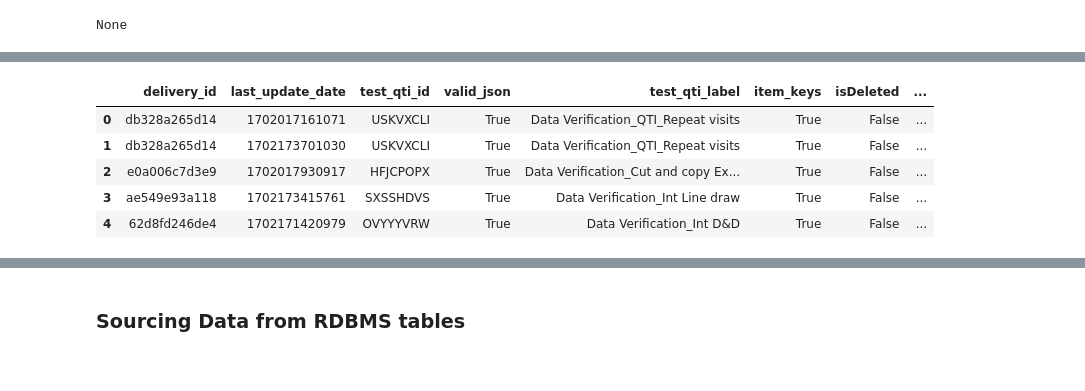
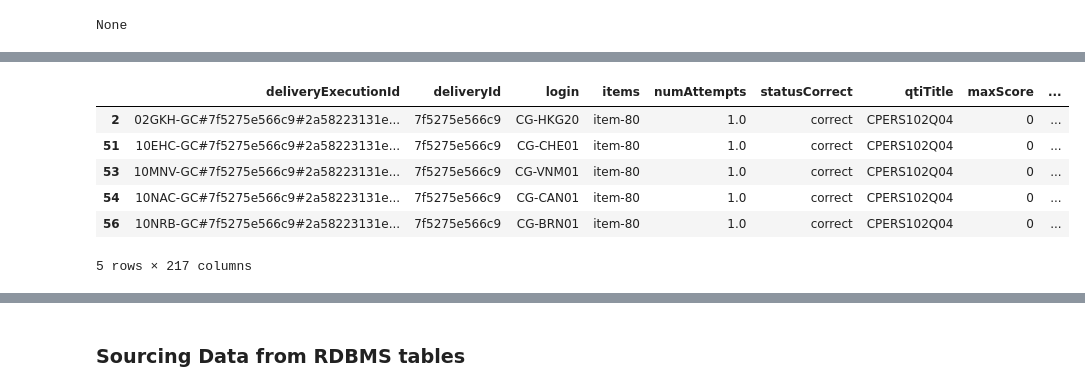
Before and after one commit to leonhead-acer/pisa2025-api-etl, a Jupyter notebook: Getting_started_with_Data_Extraction.ipynb, the cells around one changed output, grey strips where cells are left out. Cells and saved outputs as stored; diff of their text form; code cells hidden in the pictures.

```diff
--- a/Getting_started_with_Data_Extraction.ipynb
+++ b/Getting_started_with_Data_Extraction.ipynb
@@ -798,3 +749,7 @@ raw_data = ent_df['datastoreDeliveryResults']
+# %%
+import great_expectations as gx
+
+raw_data = gx.from_pandas(raw_data)
 # %%
 def validateJSON(jsonData):
   try:
@@ -804,9 +759,13 @@ def validateJSON(jsonData):
   return True
 
 raw_data['valid_json'] = raw_data.apply(
-  lambda d: validateJSON(d['raw_data']),
+  lambda d: validateJSON(d['items']),
   axis = 1
 )
 
 raw_data.head(5)
+raw_data.expect_column_distinct_values_to_be_in_set(
+  column = 'valid_json',
+  value_set = [True]
+)
 # %% [output]
@@ -851,6 +843,6 @@ True
 # %%
 result_list = []
-for k, v in raw_data.raw_data.items():
+for k, v in raw_data.items.items():
   qti_label = list(pd.json_normalize(raw_data.raw_data[0],max_level=0).transpose().apply(
     lambda df: df[0]['qtiLabel']
   ))
@@ -892,12 +886,12 @@ schema = schemadict(
     "numAttempts": {"type": int, '>=': 0},
     "statusCorrect": {"type": str},
     'qtiTitle': {"type": str},
-    'maxScore': {"type": str},
+    # 'maxScore': {"type": str},
     'submissionTime': {"type": int},
     'qtiId': {"type": str},
     'qtiLabel': {"type": str},
     'duration': {"type": int},
-    'score': {"type": str},
+    # 'score': {"type": int},
     'itemEndTime': {"type": int},
     'outcomes': {
       "type": dict,
@@ -1041,35 +1078,31 @@ Correct JSON Schema: False
 # %%
-tmp = (
-  raw_data
-  .join(
-    pd.json_normalize(
-      raw_data.raw_data,
-      max_level = 0
-    )
-  )
-  .drop(
-    ['raw_data'],
-    axis = 1
-  )
-)
+meta_cols = ['deliveryExecutionId','deliveryId','login']
 
-tmp.head(5)
+s = raw_data.set_index(meta_cols)['items']
+out = pd.DataFrame(s.tolist(),index = s.index).reset_index()
 
-stub_cols = tmp.columns[tmp.columns.str.startswith("item-")]
-id_cols = set(tmp.columns) - set(stub_cols)
+# tmp.head(5)
+
+# stub_cols = tmp.columns[tmp.columns.str.startswith("item-")]
+stub_cols = set(tmp.columns) - set(meta_cols)
 
 raw_data_melt = tmp.melt(
   var_name = "items",
   value_name= "vars",
-  id_vars = id_cols,
+  id_vars = meta_cols,
   value_vars = stub_cols
-)
+).dropna()
 
-raw_data_melt.head(5)
+df = raw_data_melt['vars'].apply(pd.Series)
+
+result = pd.concat([raw_data_melt,df],axis = 1).drop('vars',axis = 1)
+
+result.head(5)
 # %% [output]
-|  | delivery_id | last_update_date | test_qti_id | valid_json | test_qti_label | item_keys | isDeleted | ... |
-| 0 | db328a265d14 | 1702017161071 | USKVXCLI | True | Data Verification_QTI_Repeat visits | True | False | ... |
-| 1 | db328a265d14 | 1702173701030 | USKVXCLI | True | Data Verification_QTI_Repeat visits | True | False | ... |
-| 2 | e0a006c7d3e9 | 1702017930917 | HFJCPOPX | True | Data Verification_Cut and copy Ex... | True | False | ... |
-| 3 | ae549e93a118 | 1702173415761 | SXSSHDVS | True | Data Verification_Int Line draw | True | False | ... |
-| 4 | 62d8fd246de4 | 1702171420979 | OVYYYVRW | True | Data Verification_Int D&D | True | False | ... |
+|  | deliveryExecutionId | deliveryId | login | items | numAttempts | statusCorrect | qtiTitle | maxScore | ... |
+| 2 | 02GKH-GC#7f5275e566c9#2a58223131e... | 7f5275e566c9 | CG-HKG20 | item-80 | 1.0 | correct | CPERS102Q04 | 0 | ... |
+| 51 | 10EHC-GC#7f5275e566c9#2a58223131e... | 7f5275e566c9 | CG-CHE01 | item-80 | 1.0 | correct | CPERS102Q04 | 0 | ... |
+| 53 | 10MNV-GC#7f5275e566c9#2a58223131e... | 7f5275e566c9 | CG-VNM01 | item-80 | 1.0 | correct | CPERS102Q04 | 0 | ... |
+| 54 | 10NAC-GC#7f5275e566c9#2a58223131e... | 7f5275e566c9 | CG-CAN01 | item-80 | 1.0 | correct | CPERS102Q04 | 0 | ... |
+| 56 | 10NRB-GC#7f5275e566c9#2a58223131e... | 7f5275e566c9 | CG-BRN01 | item-80 | 1.0 | correct | CPERS102Q04 | 0 | ... |
+5 rows × 217 columns
```
Also changed, not shown: parts of 38 cells of this notebook.
